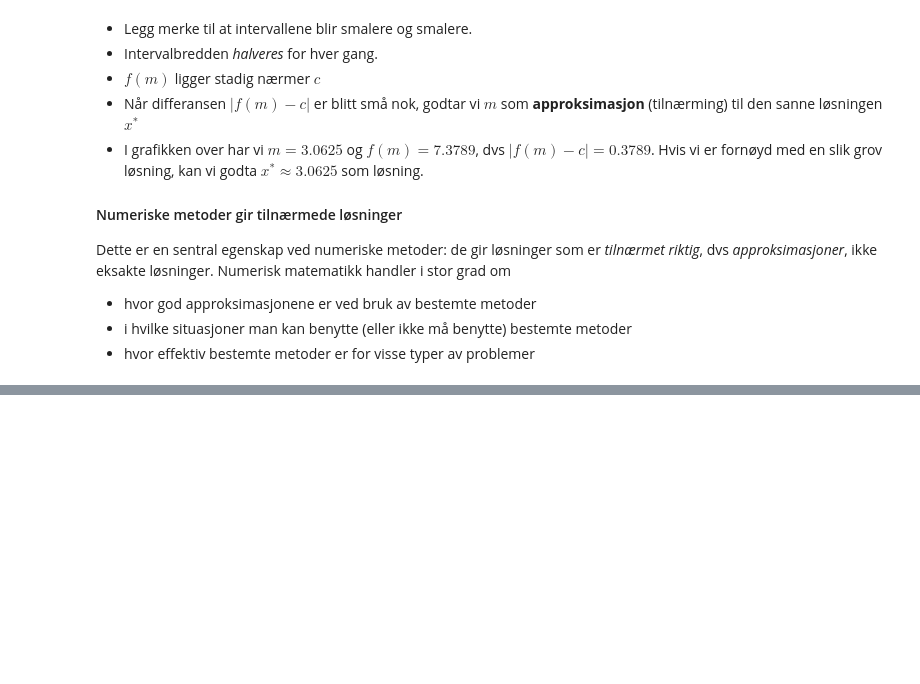
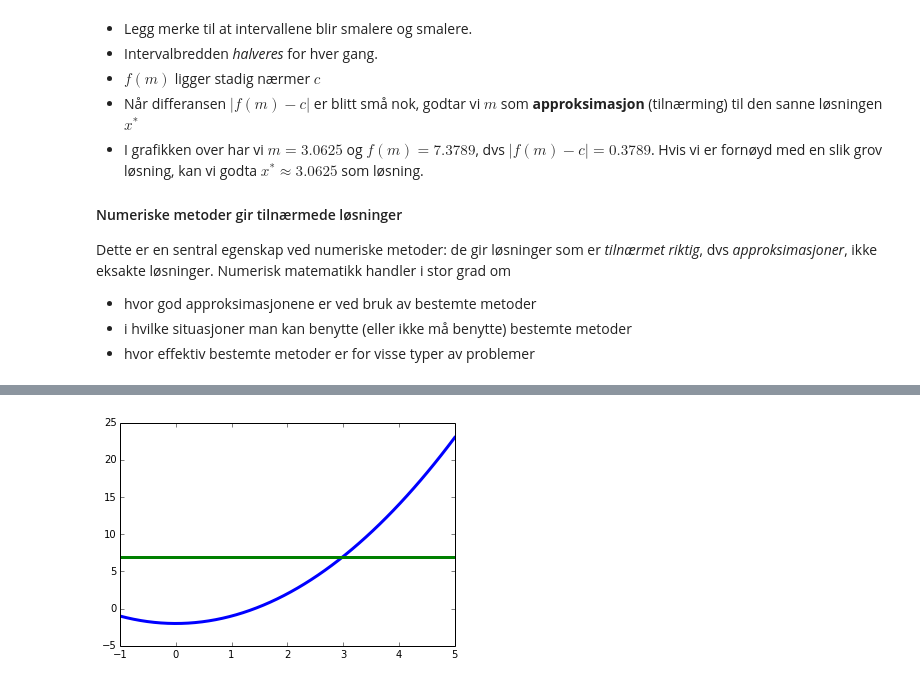
Before and after one commit to Ranmar/UMB_INF100_H13, a Jupyter notebook: Forelesninger/INF100_H13_F07.ipynb, the cells around one changed output, grey strips where cells are left out. Saved outputs shown, nothing was run; the diff lists cells and outputs as text; code cells hidden in the pictures; blank space fills up the shorter version.

```diff
--- a/Forelesninger/INF100_H13_F07.ipynb
+++ b/Forelesninger/INF100_H13_F07.ipynb
@@ -576,0 +614,6 @@ Dette er en sentral egenskap ved numeriske metoder: de gir løsninger som er *ti
+# %%
+def f(x):
+    return x**2 - 2
+bisect_plot(func=f, const=7, xmin=-1, xmax=5)
+# %% [output]
+[figure, added]
```
Also changed, not shown: parts of 13 cells of this notebook.
